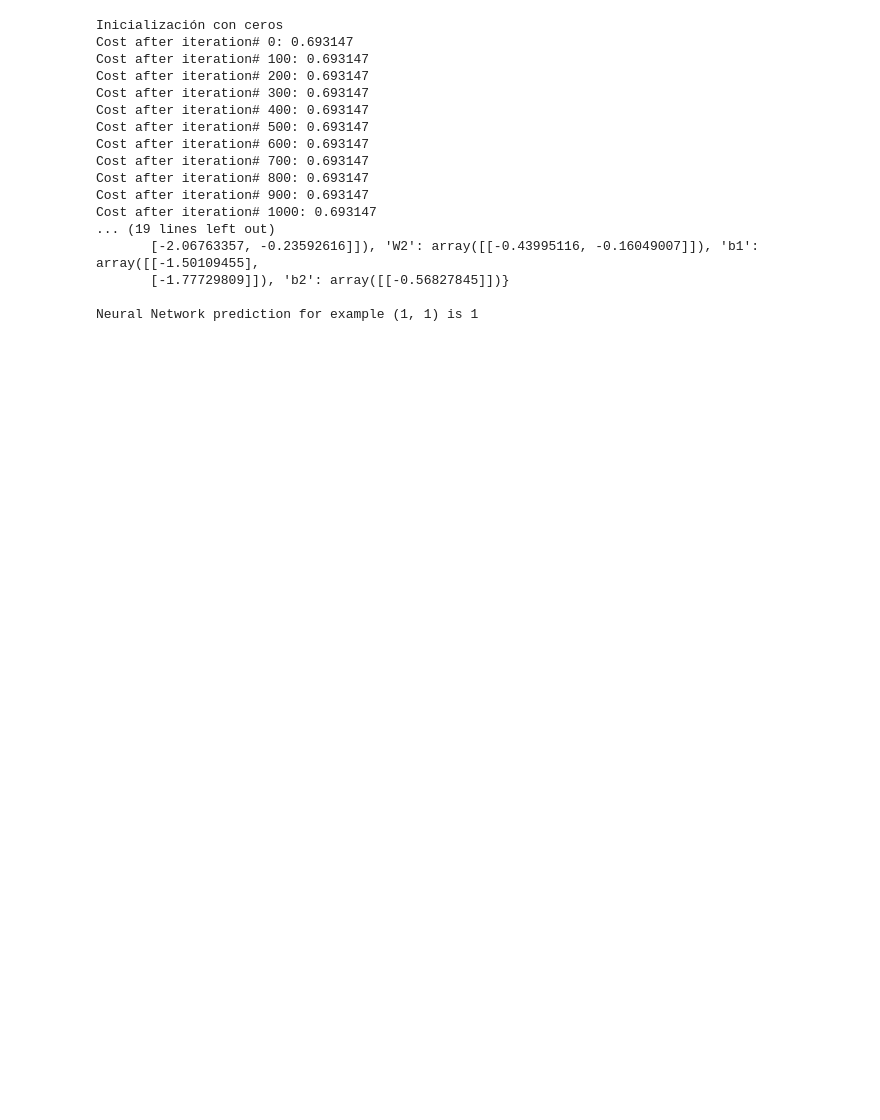
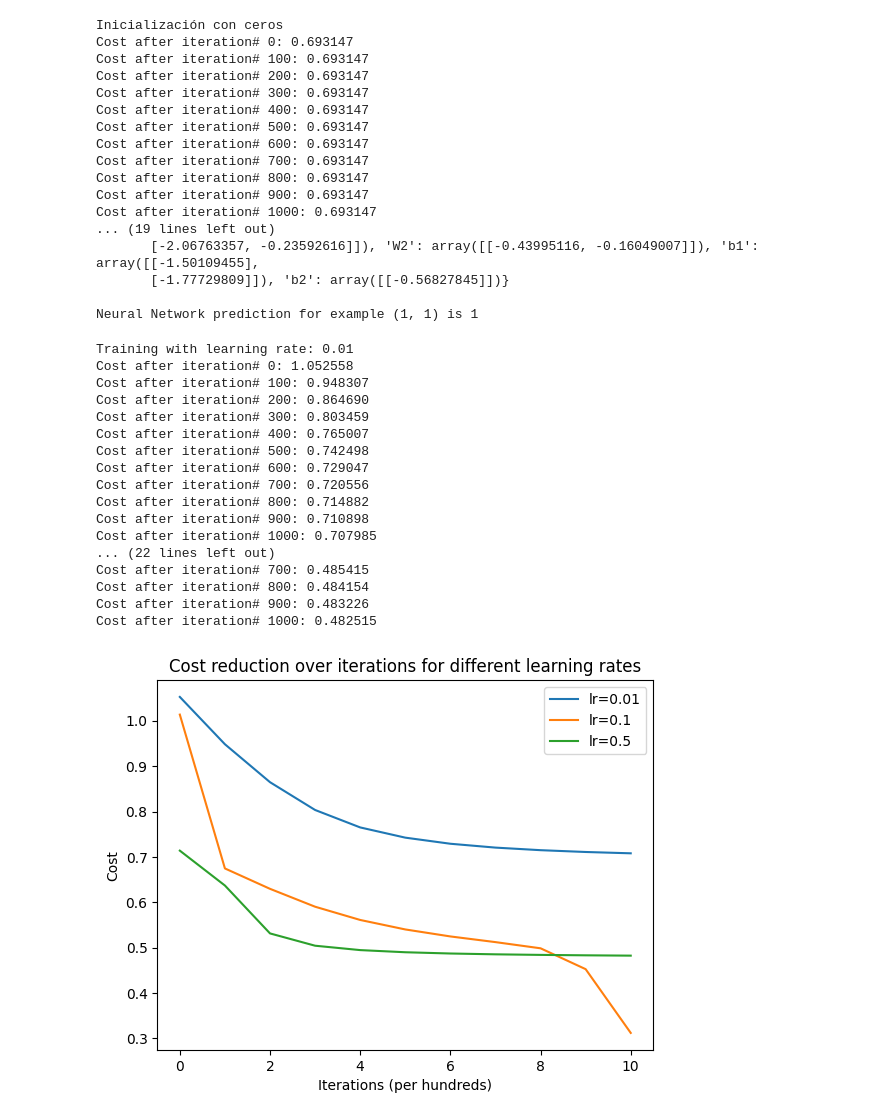
Before and after one commit to Sebas021210/Lab1-DL, a Jupyter notebook: NNsimple-1.ipynb, the cells around one changed output. Saved outputs shown, nothing was run; the diff lists cells and outputs as text; code cells hidden in the pictures; blank space fills up the shorter version.

```diff
--- a/NNsimple-1.ipynb
+++ b/NNsimple-1.ipynb
@@ -140,6 +141,22 @@ def model(X, Y, n_x, n_h, n_y, num_of_iters, learning_rate, initialize_parameter
             print('Cost after iteration# {:d}: {:f}'.format(i, cost))
 
     return parameters
+# %%
+def model2(X, Y, n_x, n_h, n_y, num_of_iters, learning_rate):
+    parameters = initialize_parameters_random(n_x, n_h, n_y)
+    costs = []
+
+    for i in range(0, num_of_iters+1):
+        a2, cache = forward_prop(X, parameters)
+        cost = loss_function(a2, Y)
+        grads = backward_prop(X, Y, cache, parameters)
+        parameters = update_parameters(parameters, grads, learning_rate)
+
+        if i % 100 == 0:
+            costs.append(cost)
+            print('Cost after iteration# {:d}: {:f}'.format(i, cost))
+
+    return parameters, costs
 # %%
 def predict(X, parameters):
     a2, cache = forward_prop(X, parameters)
@@ -204,3 +221,49 @@ Cost after iteration# 1000: 0.693147
        [-1.77729809]]), 'b2': array([[-0.56827845]])}
 
 Neural Network prediction for example (1, 1) is 1
+# %%
+np.random.seed(2)
+X = np.array([[0, 0, 1, 1], [0, 1, 0, 1]])
+Y = np.array([[0, 1, 1, 0]])
+m = X.shape[1]
+
+n_x = 2
+n_h = 2
+n_y = 1
+num_of_iters = 1000
+
+learning_rates = [0.01, 0.1, 0.5]
+costs_dict = {}
+
+for lr in learning_rates:
+    print(f"\nTraining with learning rate: {lr}")
+    trained_parameters, costs = model2(X, Y, n_x, n_h, n_y, num_of_iters, lr)
+    costs_dict[lr] = costs
+
+for lr in learning_rates:
+    plt.plot(np.squeeze(costs_dict[lr]), label=f'lr={lr}')
+
+plt.ylabel('Cost')
+plt.xlabel('Iterations (per hundreds)')
+plt.legend(loc='upper right')
+plt.title('Cost reduction over iterations for different learning rates')
+plt.show()
+# %% [output]
+Training with learning rate: 0.01
+Cost after iteration# 0: 1.052558
+Cost after iteration# 100: 0.948307
+Cost after iteration# 200: 0.864690
+Cost after iteration# 300: 0.803459
+Cost after iteration# 400: 0.765007
+Cost after iteration# 500: 0.742498
+Cost after iteration# 600: 0.729047
+Cost after iteration# 700: 0.720556
+Cost after iteration# 800: 0.714882
+Cost after iteration# 900: 0.710898
+Cost after iteration# 1000: 0.707985
+... (22 lines left out)
+Cost after iteration# 700: 0.485415
+Cost after iteration# 800: 0.484154
+Cost after iteration# 900: 0.483226
+Cost after iteration# 1000: 0.482515
+[figure, added]
```
Also changed, not shown: parts of 1 cell of this notebook, 1 other file.
